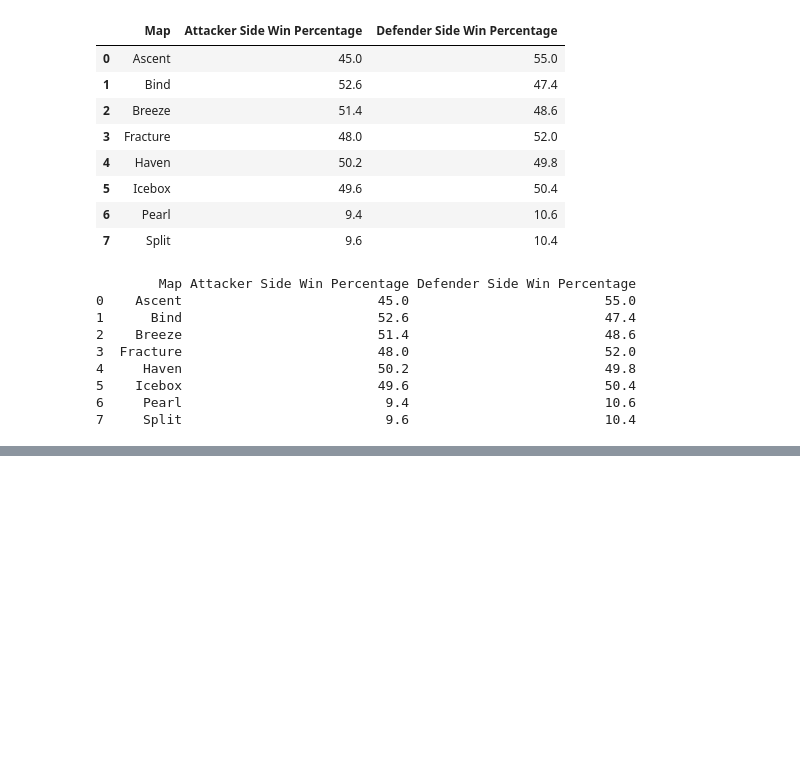
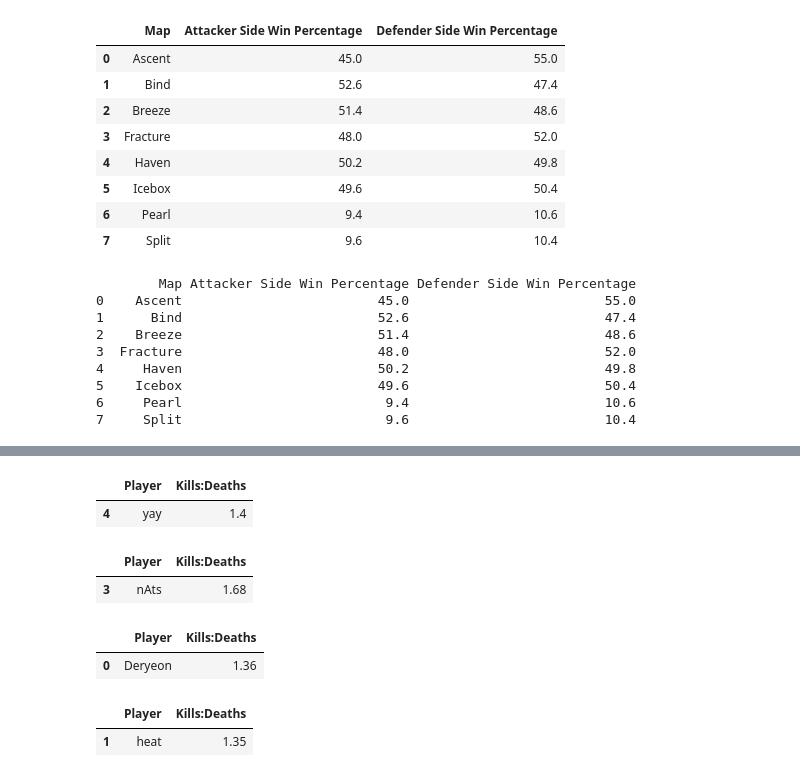
Before and after one commit to PedroLSCabral/Projeto-ICD, a Jupyter notebook: vct_2022.ipynb, the cells around one changed output, grey strips where cells are left out. Saved outputs shown, nothing was run; the diff lists cells and outputs as text; code cells hidden in the pictures; blank space fills up the shorter version.

```diff
--- a/vct_2022.ipynb
+++ b/vct_2022.ipynb
@@ -358,0 +376,69 @@ print(maps_vct2022)
+# %%
+times_champions = ['XERXIA Esports','100 Thieves','BOOM Esports','OpTic Gaming','DRX','Leviatán','FunPlus Phoenix','Paper Rex','XSET','FNATIC','LOUD','ZETA DIVISION','EDward Gaming','Team Liquid','FURIA','KRÜ Esports']
+lista_jogadores_champions = []
+
+for i in times_champions:
+    players_vct2022_champions = players_vct2022[(players_vct2022['Tournament'] == "Valorant Champions 2022") & (players_vct2022['Stage']==stage) & (players_vct2022['Match Type'] == math_type) & (players_vct2022['Team'] == i)]
+
+    players_vct2022_champions_grouped = players_vct2022_champions.groupby('Player')['Kills:Deaths'].mean().reset_index()
+
+    lista_jogadores_champions.append(players_vct2022_champions_grouped)
+
+jogadores_champions = pd.concat(lista_jogadores_champions).round(2)
+best_player_champions_vct2022 = jogadores_champions.sort_values('Kills:Deaths', ascending=False).head(1)
+best_player_champions_vct2022
+# %% [output]
+|  | Player | Kills:Deaths |
+| 4 | yay | 1.4 |
+# %%
+times_emea = ['Team Liquid','M3 Champions','G2 Esports','OG LDN UTD','Guild Esports','Acend','Natus Vincere','BBL Esports']
+lista_jogadores_emea = []
+
+for i in times_emea:
+    players_vct2022_emea = players_vct2022[(players_vct2022['Tournament'] == "Champions Tour EMEA: Last Chance Qualifier") & (players_vct2022['Stage']==stage) & (players_vct2022['Match Type'] == math_type) & (players_vct2022['Team'] == i)]
+
+    players_vct2022_emea_grouped = players_vct2022_emea.groupby('Player')['Kills:Deaths'].mean().reset_index()
+
+    lista_jogadores_emea.append(players_vct2022_emea_grouped)
+
+jogadores_emea = pd.concat(lista_jogadores_emea).round(2)
+best_player_emea_vct2022 = jogadores_emea.sort_values(by='Kills:Deaths', ascending=False).head(1)
+best_player_emea_vct2022
+# %% [output]
+|  | Player | Kills:Deaths |
+| 3 | nAts | 1.68 |
+# %%
+times_pacific = ['Griffin E-Sports','BLEED','BOOM Esports','Fancy United Esports','Made in Thailand','Team Secret','CERBERUS Esports','ONIC G','ORDER','Alter Ego','Incheon On Sla2ers',
+                 'REJECT','EDward Gaming','KONE eSports Club','NORTHEPTION','Crazy Raccoon','Maru Gaming','DAMWON Gaming']
+lista_jogadores_pacific = []
+
+for i in times_pacific:
+    players_vct2022_pacific = players_vct2022[(players_vct2022['Tournament'] == "Champions Tour Asia-Pacific: Last Chance Qualifier") & (players_vct2022['Stage']==stage) & (players_vct2022['Match Type'] == math_type) & (players_vct2022['Team'] == i)]
+
+    players_vct2022_pacific_grouped = players_vct2022_pacific.groupby('Player')['Kills:Deaths'].mean().reset_index()
+
+    lista_jogadores_pacific.append(players_vct2022_pacific_grouped)
+
+jogadores_pacific = pd.concat(lista_jogadores_pacific).round(2)
+best_player_pacific_vct2022 = jogadores_pacific.sort_values(by='Kills:Deaths', ascending=False).head(1)
+best_player_pacific_vct2022
+# %% [output]
+|  | Player | Kills:Deaths |
+| 0 | Deryeon | 1.36 |
+# %%
+times_south_america = ['TBK Esports','9z Team','E-Xolos LAZER','KRÜ Esports','FURIA','Keyd Stars','FUSION','Ninjas In Pyjamas','']
+lista_jogadores_south_america = []
+
+for i in times_south_america:
+    players_vct2022_south = players_vct2022[(players_vct2022['Tournament'] == "Champions Tour South America: Last Chance Qualifier") & (players_vct2022['Stage']==stage) & (players_vct2022['Match Type'] == math_type) & (players_vct2022['Team'] == i)]
+
+    players_vct2022_south_grouped = players_vct2022_south.groupby('Player')['Kills:Deaths'].mean().reset_index()
+
+    lista_jogadores_south_america.append(players_vct2022_south_grouped)
+
+jogadores_south_america = pd.concat(lista_jogadores_south_america).round(2)
+best_player_south_america_vct2022 = jogadores_south_america.sort_values(by='Kills:Deaths', ascending=False).head(1)
+best_player_south_america_vct2022
+# %% [output]
+|  | Player | Kills:Deaths |
+| 1 | heat | 1.35 |
```
Also changed, not shown: parts of 3 cells of this notebook, 1 other file.
